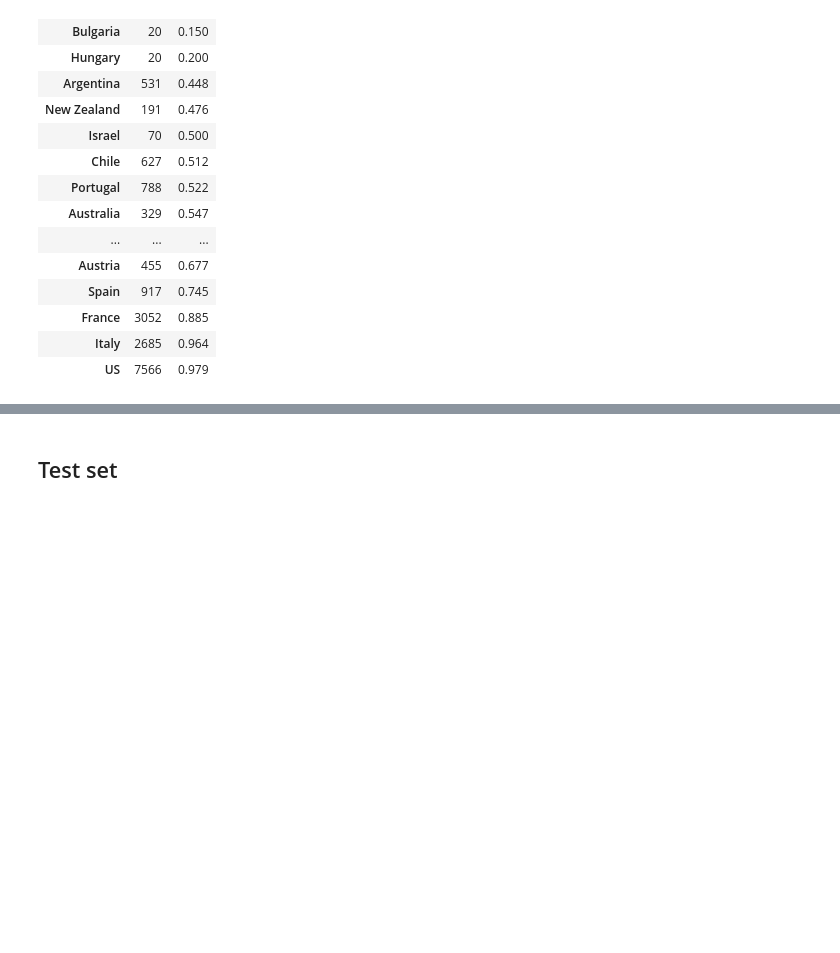
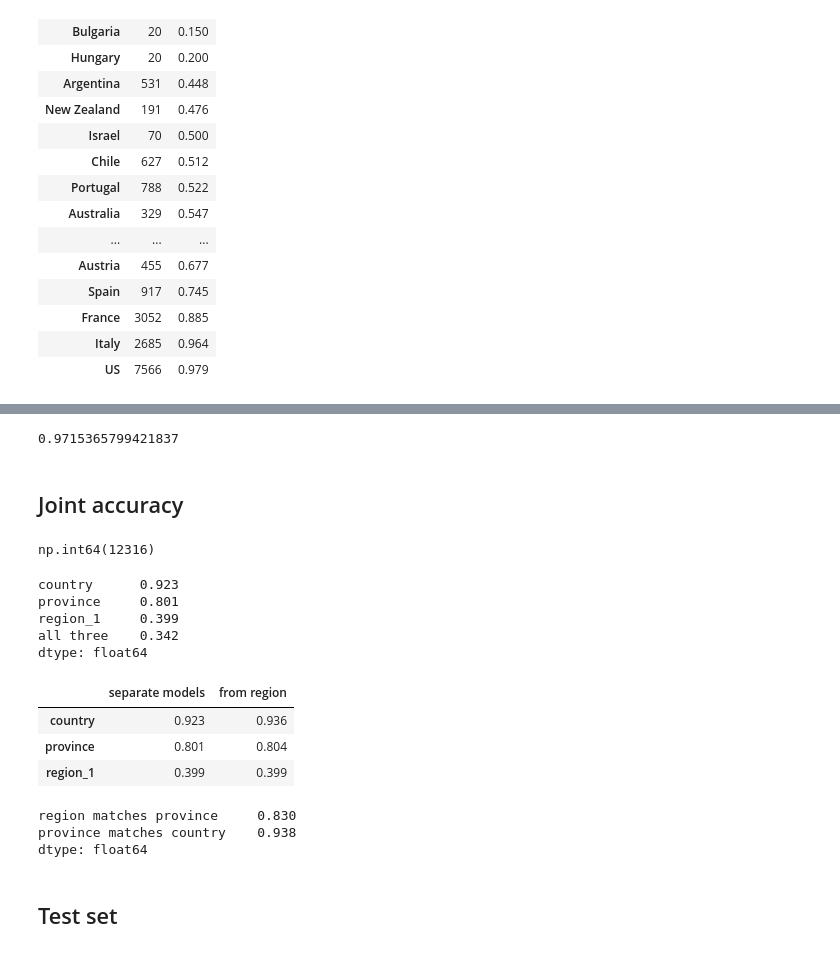
Before and after one commit to HudsonPifer1217/Data4401WineReviews, a Jupyter notebook: tfidf_baselines.ipynb, the cells around one changed output, grey strips where cells are left out. Cells and saved outputs as stored; diff of their text form; code cells hidden in the pictures; blank space fills up the shorter version.

```diff
--- a/tfidf_baselines.ipynb
+++ b/tfidf_baselines.ipynb
@@ -227,3 +278,52 @@ per_country.groupby("actual")["correct"].agg(["size", "mean"]).sort_values("mean
+# %%
+taster_model = OneVsRestClassifier(LogisticRegression(C=10, solver="liblinear"), n_jobs=N_JOBS)
+with parallel_config(max_nbytes=None):
+    taster_model.fit(X_train, train["taster_name"].fillna("Unknown"))
+accuracy_score(val["taster_name"].fillna("Unknown"), taster_model.predict(X_val))
+# %% [output]
+0.9715365799421837
+# %% [markdown]
+## Joint accuracy
+# %%
+all_kept = np.all([val[t].isin(keep[t]) for t in TARGETS], axis=0)
+joint_val = val[all_kept]
+joint_pred = pd.DataFrame({t: fitted[t, "Logistic regression"].predict(X_val[all_kept]) for t in TARGETS},
+                          index=joint_val.index)
+joint_correct = joint_pred == joint_val[TARGETS]
+all_kept.sum()
+# %% [output]
+np.int64(12316)
+# %%
+joint_summary = joint_correct.mean()
+joint_summary["all three"] = joint_correct.all(axis=1).mean()
+joint_summary.round(3)
+# %% [output]
+country      0.923
+province     0.801
+region_1     0.399
+all three    0.342
+dtype: float64
+# %%
+region_lookup = train.dropna(subset=["region_1"]).groupby("region_1")[["province", "country"]].agg(lambda s: s.mode()[0])
+from_region = region_lookup.loc[joint_pred["region_1"]].set_axis(joint_val.index)
+from_region["region_1"] = joint_pred["region_1"]
+from_region_correct = from_region[TARGETS] == joint_val[TARGETS]
+pd.DataFrame({"separate models": joint_correct.mean(), "from region": from_region_correct.mean()}).round(3)
+# %% [output]
+|  | separate models | from region |
+| country | 0.923 | 0.936 |
+| province | 0.801 | 0.804 |
+| region_1 | 0.399 | 0.399 |
+# %%
+province_lookup = train.groupby("province")["country"].agg(lambda s: s.mode()[0])
+pd.Series({
+    "region matches province": (from_region["province"] == joint_pred["province"]).mean(),
+    "province matches country": (province_lookup.loc[joint_pred["province"]].to_numpy() == joint_pred["country"].to_numpy()).mean(),
+}).round(3)
+# %% [output]
+region matches province     0.830
+province matches country    0.938
+dtype: float64
 # %% [markdown]
 ## Test set
 # %%
```
Also changed, not shown: parts of 5 cells of this notebook.
